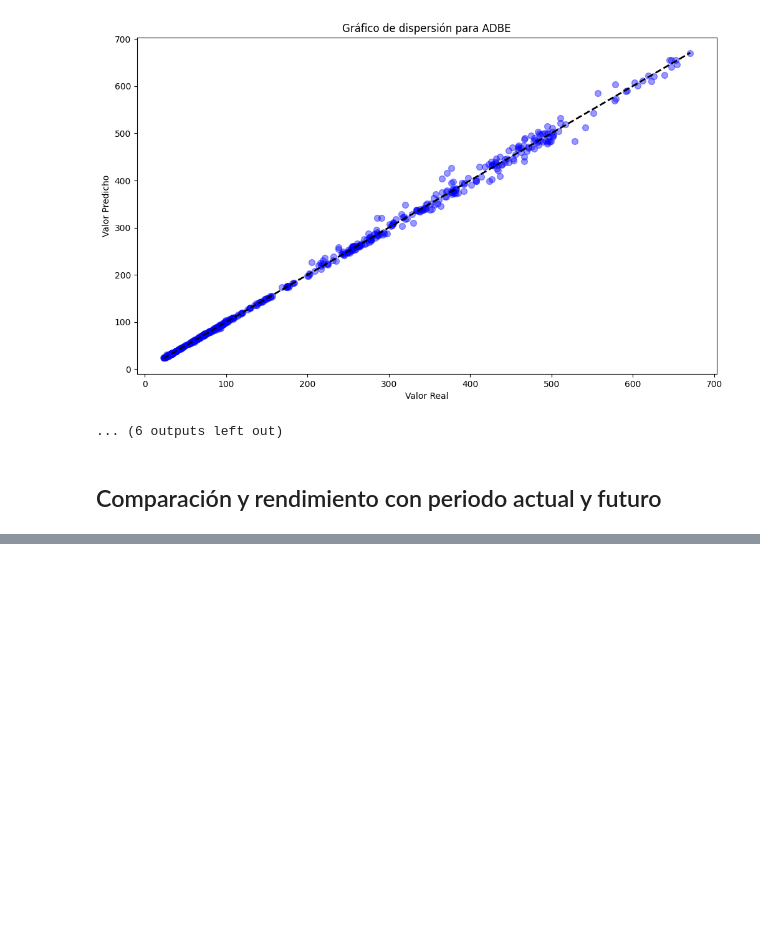
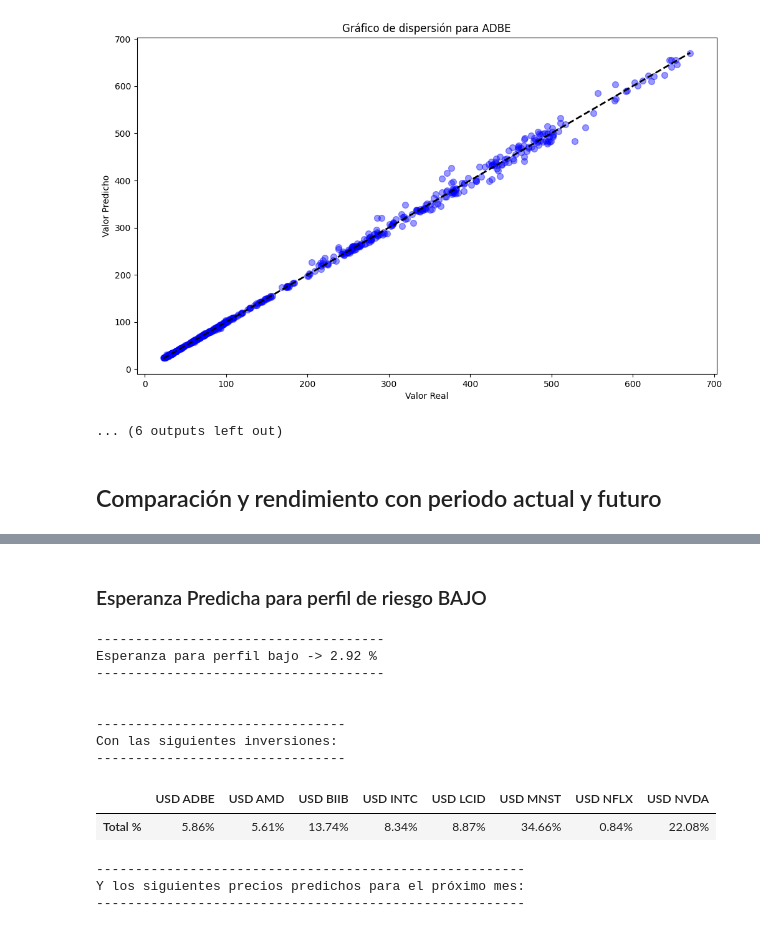
Before and after one commit to Kent7474/Proyecto_Seminario, a Jupyter notebook: Análisis_de_activos.ipynb, the cells around one changed output, grey strips where cells are left out. Drawn from its saved outputs; the diff is of its cells as text; code cells hidden in the pictures; blank space fills up the shorter version.

```diff
--- a/Análisis_de_activos.ipynb
+++ b/Análisis_de_activos.ipynb
@@ -784,0 +753,25 @@ print("Error cuadrático medio en el conjunto de prueba:", mse)'''
+# %% [markdown]
+### Esperanza Predicha para perfil de riesgo BAJO
+# %%
+esperanza_perfil_bajo = np.dot(maximo_perfil_bajo_copy[2:], np.array(predictions_df["% R"]))
+print(f"\n-------------------------------------\nEsperanza para perfil bajo -> {round(esperanza_perfil_bajo * 100,2)} %\n-------------------------------------\n\n")
+
+print(f"--------------------------------\nCon las siguientes inversiones:\n--------------------------------")
+display(maximo_perfil_bajo_mensual[maximo_perfil_bajo_mensual.columns[2:]])
+
+print(f"\n-------------------------------------------------------\nY los siguientes precios predichos para el próximo mes:\n-------------------------------------------------------")
+display(predictions_df[["Precio_Predicho"]].T)
+# %% [output]
+-------------------------------------
+Esperanza para perfil bajo -> 2.92 %
+-------------------------------------
+
+
+--------------------------------
+Con las siguientes inversiones:
+--------------------------------
+|  | USD ADBE | USD AMD | USD BIIB | USD INTC | USD LCID | USD MNST | USD NFLX | USD NVDA |
+| Total % | 5.86% | 5.61% | 13.74% | 8.34% | 8.87% | 34.66% | 0.84% | 22.08% |
+-------------------------------------------------------
+Y los siguientes precios predichos para el próximo mes:
+-------------------------------------------------------
```
Also changed, not shown: parts of 34 cells of this notebook.
